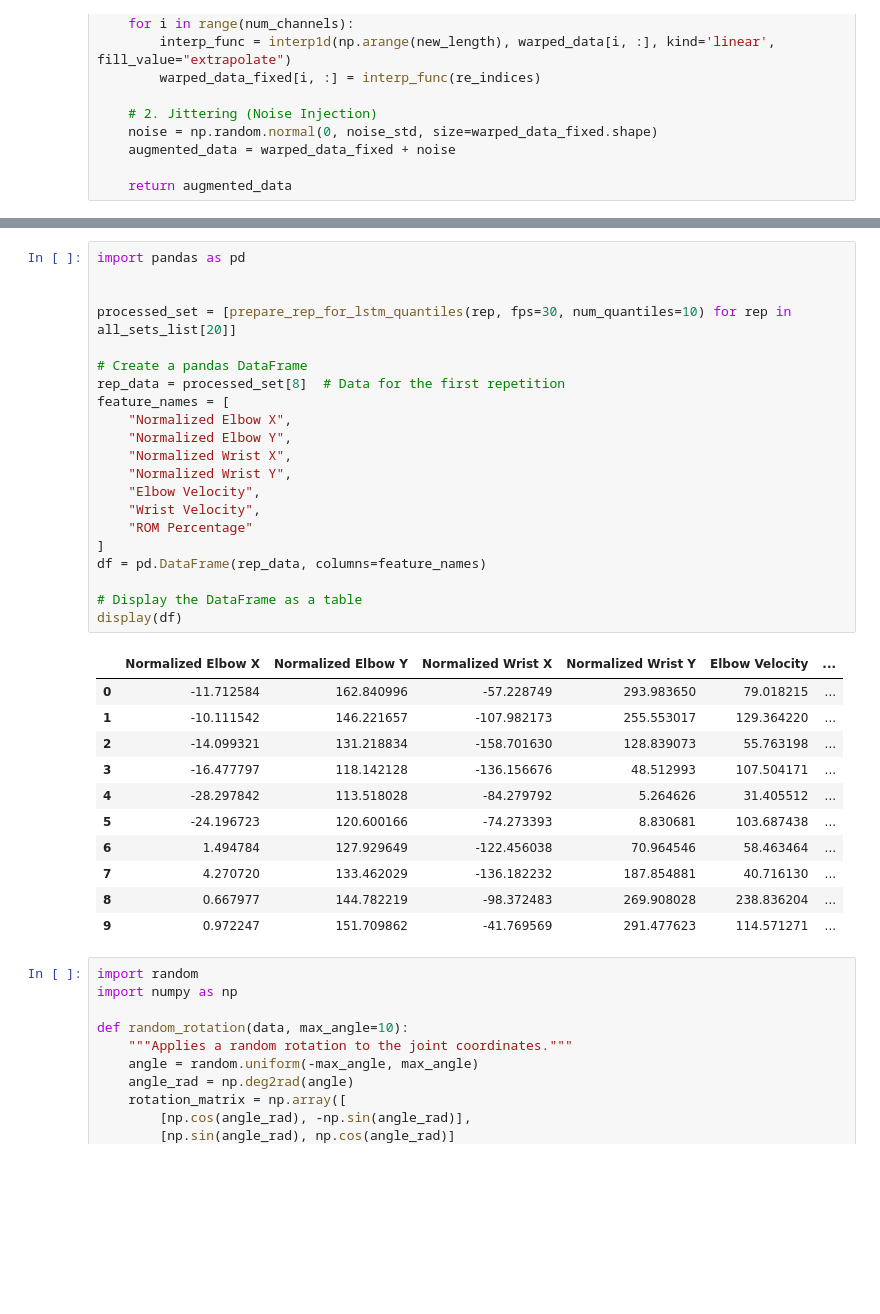
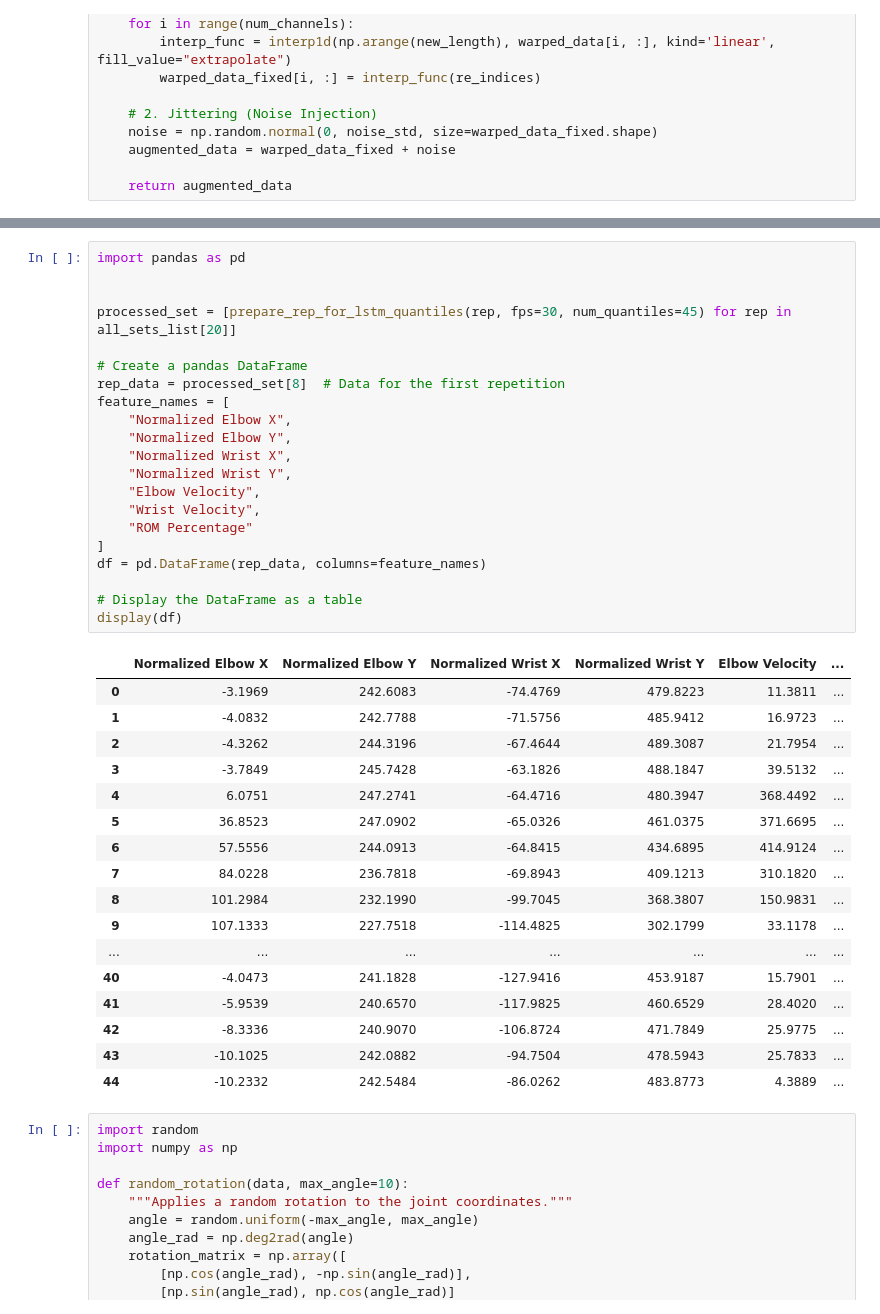
Before and after one commit to Cat2005/ML-rep-failure, a Jupyter notebook: lstm_rep_detection.ipynb, the cells around one changed output, grey strips where cells are left out. Saved outputs shown, nothing was run; the diff lists cells and outputs as text; blank space fills up the shorter version.

```diff
--- a/lstm_rep_detection.ipynb
+++ b/lstm_rep_detection.ipynb
@@ -336,36 +364,42 @@ print(len(list(all_sets.keys())))
 # %%
 import pandas as pd
 
 
-processed_set = [prepare_rep_for_lstm_quantiles(rep, fps=30, num_quantiles=10) for rep in all_sets_list[20]]
+processed_set = [prepare_rep_for_lstm_quantiles(rep, fps=30, num_quantiles=45) for rep in all_sets_list[20]]
 
 # Create a pandas DataFrame
 rep_data = processed_set[8]  # Data for the first repetition
 feature_names = [
     "Normalized Elbow X",
     "Normalized Elbow Y",
     "Normalized Wrist X",
     "Normalized Wrist Y",
     "Elbow Velocity",
     "Wrist Velocity",
     "ROM Percentage"
 ]
 df = pd.DataFrame(rep_data, columns=feature_names)
 
 # Display the DataFrame as a table
 display(df)
 # %% [output]
 |  | Normalized Elbow X | Normalized Elbow Y | Normalized Wrist X | Normalized Wrist Y | Elbow Velocity | ... |
-| 0 | -11.712584 | 162.840996 | -57.228749 | 293.983650 | 79.018215 | ... |
-| 1 | -10.111542 | 146.221657 | -107.982173 | 255.553017 | 129.364220 | ... |
-| 2 | -14.099321 | 131.218834 | -158.701630 | 128.839073 | 55.763198 | ... |
-| 3 | -16.477797 | 118.142128 | -136.156676 | 48.512993 | 107.504171 | ... |
-| 4 | -28.297842 | 113.518028 | -84.279792 | 5.264626 | 31.405512 | ... |
-| 5 | -24.196723 | 120.600166 | -74.273393 | 8.830681 | 103.687438 | ... |
-| 6 | 1.494784 | 127.929649 | -122.456038 | 70.964546 | 58.463464 | ... |
-| 7 | 4.270720 | 133.462029 | -136.182232 | 187.854881 | 40.716130 | ... |
-| 8 | 0.667977 | 144.782219 | -98.372483 | 269.908028 | 238.836204 | ... |
-| 9 | 0.972247 | 151.709862 | -41.769569 | 291.477623 | 114.571271 | ... |
+| 0 | -3.1969 | 242.6083 | -74.4769 | 479.8223 | 11.3811 | ... |
+| 1 | -4.0832 | 242.7788 | -71.5756 | 485.9412 | 16.9723 | ... |
+| 2 | -4.3262 | 244.3196 | -67.4644 | 489.3087 | 21.7954 | ... |
+| 3 | -3.7849 | 245.7428 | -63.1826 | 488.1847 | 39.5132 | ... |
+| 4 | 6.0751 | 247.2741 | -64.4716 | 480.3947 | 368.4492 | ... |
+| 5 | 36.8523 | 247.0902 | -65.0326 | 461.0375 | 371.6695 | ... |
+| 6 | 57.5556 | 244.0913 | -64.8415 | 434.6895 | 414.9124 | ... |
+| 7 | 84.0228 | 236.7818 | -69.8943 | 409.1213 | 310.1820 | ... |
+| 8 | 101.2984 | 232.1990 | -99.7045 | 368.3807 | 150.9831 | ... |
+| 9 | 107.1333 | 227.7518 | -114.4825 | 302.1799 | 33.1178 | ... |
+| ... | ... | ... | ... | ... | ... | ... |
+| 40 | -4.0473 | 241.1828 | -127.9416 | 453.9187 | 15.7901 | ... |
+| 41 | -5.9539 | 240.6570 | -117.9825 | 460.6529 | 28.4020 | ... |
+| 42 | -8.3336 | 240.9070 | -106.8724 | 471.7849 | 25.9775 | ... |
+| 43 | -10.1025 | 242.0882 | -94.7504 | 478.5943 | 25.7833 | ... |
+| 44 | -10.2332 | 242.5484 | -86.0262 | 483.8773 | 4.3889 | ... |
 # %%
 import random
 import numpy as np
```
Also changed, not shown: parts of 19 cells of this notebook.
